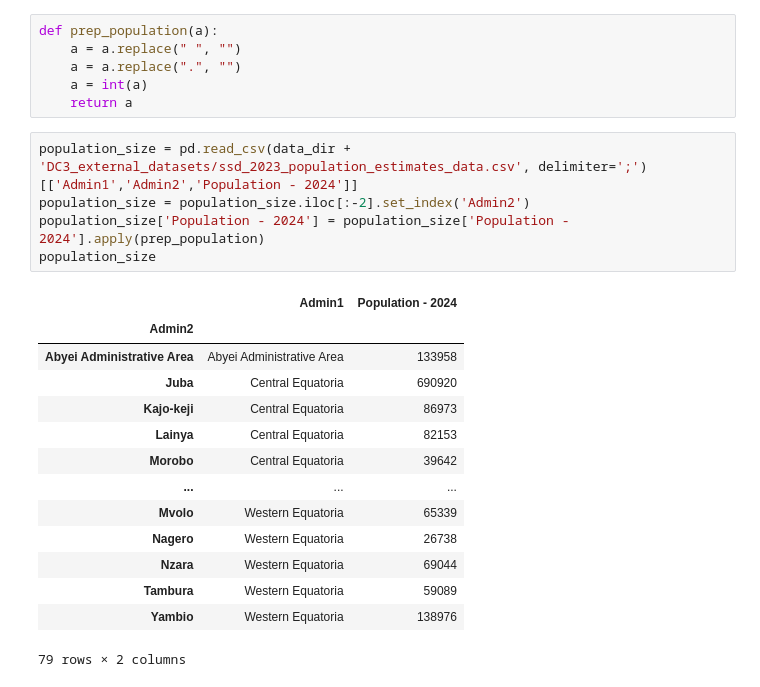
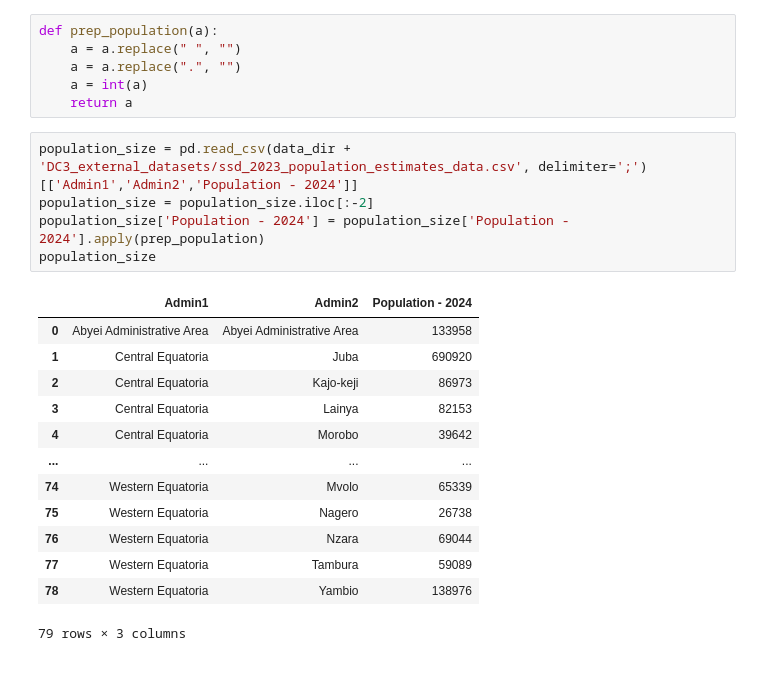
Before and after one commit to bartvanlooij/JBG060-DC3-Group-25, a Jupyter notebook: Performance_based_on_region.ipynb, the cells around one changed output. Cells and saved outputs as stored; diff of their text form.

```diff
--- a/Performance_based_on_region.ipynb
+++ b/Performance_based_on_region.ipynb
@@ -205,22 +233,21 @@ def prep_population(a):
     return a
 # %%
 population_size = pd.read_csv(data_dir + 'DC3_external_datasets/ssd_2023_population_estimates_data.csv', delimiter=';')[['Admin1','Admin2','Population - 2024']]
-population_size = population_size.iloc[:-2].set_index('Admin2')
+population_size = population_size.iloc[:-2]
 population_size['Population - 2024'] = population_size['Population - 2024'].apply(prep_population)
 population_size
 # %% [output]
-|  | Admin1 | Population - 2024 |
-| Admin2 |  |  |
-| Abyei Administrative Area | Abyei Administrative Area | 133958 |
-| Juba | Central Equatoria | 690920 |
-| Kajo-keji | Central Equatoria | 86973 |
-| Lainya | Central Equatoria | 82153 |
-| Morobo | Central Equatoria | 39642 |
-| ... | ... | ... |
-| Mvolo | Western Equatoria | 65339 |
-| Nagero | Western Equatoria | 26738 |
-| Nzara | Western Equatoria | 69044 |
-| Tambura | Western Equatoria | 59089 |
-| Yambio | Western Equatoria | 138976 |
+|  | Admin1 | Admin2 | Population - 2024 |
+| 0 | Abyei Administrative Area | Abyei Administrative Area | 133958 |
+| 1 | Central Equatoria | Juba | 690920 |
+| 2 | Central Equatoria | Kajo-keji | 86973 |
+| 3 | Central Equatoria | Lainya | 82153 |
+| 4 | Central Equatoria | Morobo | 39642 |
+| ... | ... | ... | ... |
+| 74 | Western Equatoria | Mvolo | 65339 |
+| 75 | Western Equatoria | Nagero | 26738 |
+| 76 | Western Equatoria | Nzara | 69044 |
+| 77 | Western Equatoria | Tambura | 59089 |
+| 78 | Western Equatoria | Yambio | 138976 |
-79 rows × 2 columns
+79 rows × 3 columns
 # %%
```
Also changed, not shown: parts of 15 cells of this notebook.
